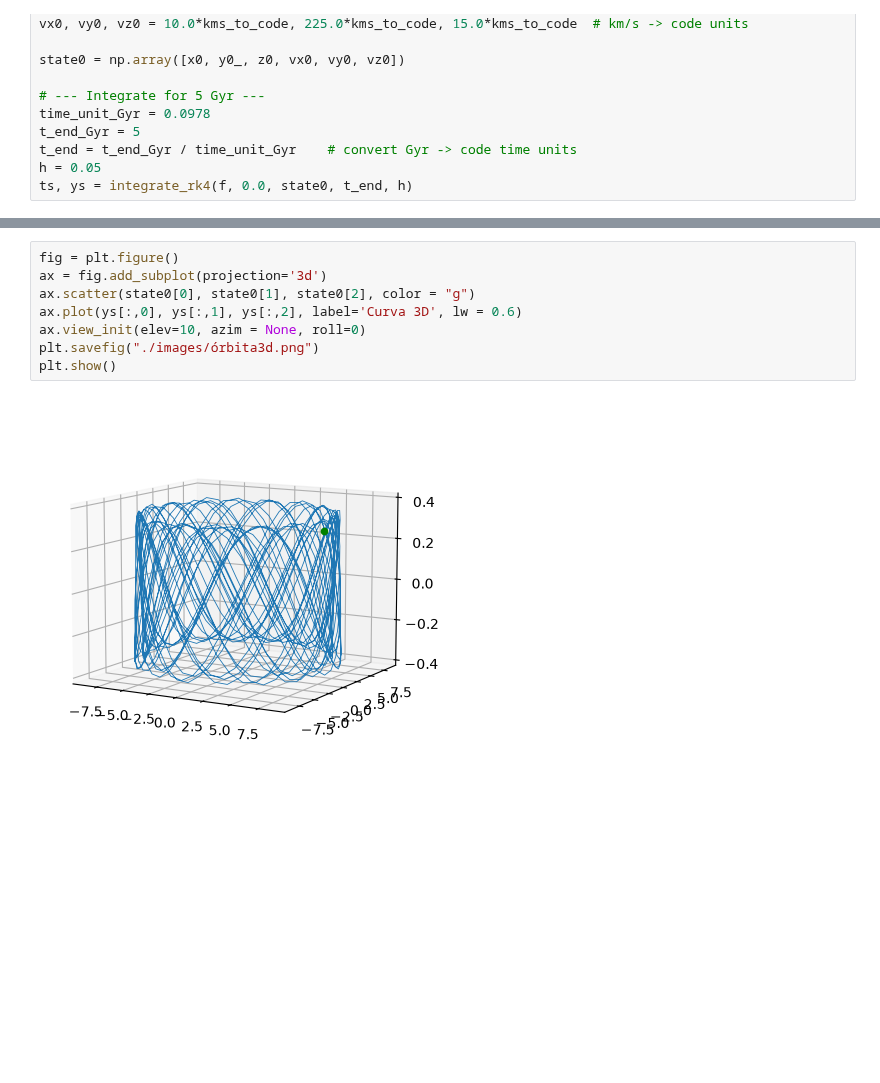
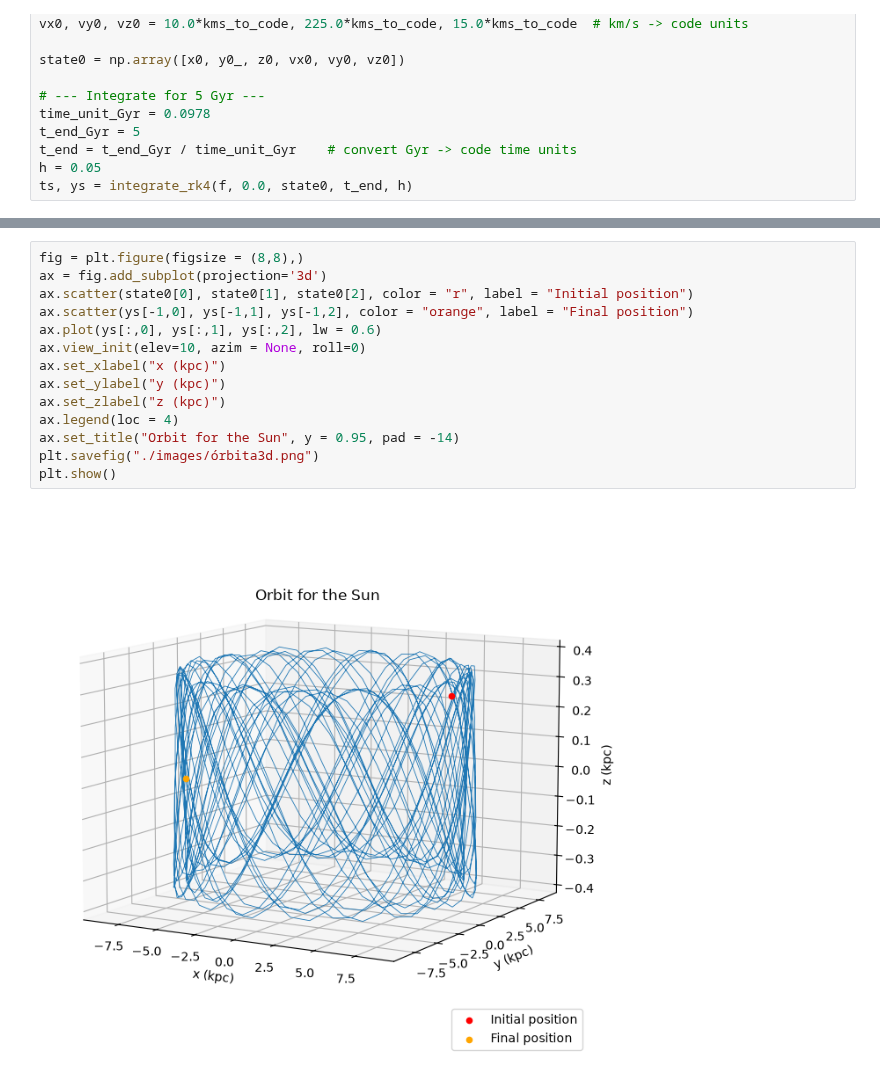
Before and after one commit to emmdaz/tesis-codes, a Jupyter notebook: orbits-integration/orbits.ipynb, the cells around one changed output, grey strips where cells are left out. Cells and saved outputs as stored; diff of their text form; blank space fills up the shorter version.

```diff
--- a/orbits-integration/orbits.ipynb
+++ b/orbits-integration/orbits.ipynb
@@ -116,10 +122,16 @@ plt.show()
 # %%
-fig = plt.figure()
+fig = plt.figure(figsize = (8,8),)
 ax = fig.add_subplot(projection='3d')
-ax.scatter(state0[0], state0[1], state0[2], color = "g")
-ax.plot(ys[:,0], ys[:,1], ys[:,2], label='Curva 3D', lw = 0.6)
+ax.scatter(state0[0], state0[1], state0[2], color = "r", label = "Initial position")
+ax.scatter(ys[-1,0], ys[-1,1], ys[-1,2], color = "orange", label = "Final position")
+ax.plot(ys[:,0], ys[:,1], ys[:,2], lw = 0.6)
 ax.view_init(elev=10, azim = None, roll=0)
+ax.set_xlabel("x (kpc)")
+ax.set_ylabel("y (kpc)")
+ax.set_zlabel("z (kpc)")
+ax.legend(loc = 4)
+ax.set_title("Orbit for the Sun", y = 0.95, pad = -14)
 plt.savefig("./images/órbita3d.png")
 plt.show()
 # %% [output]
-[figure, old version]
+[figure, new version]
```
Also changed, not shown: parts of 1 cell of this notebook, 6 other files.
